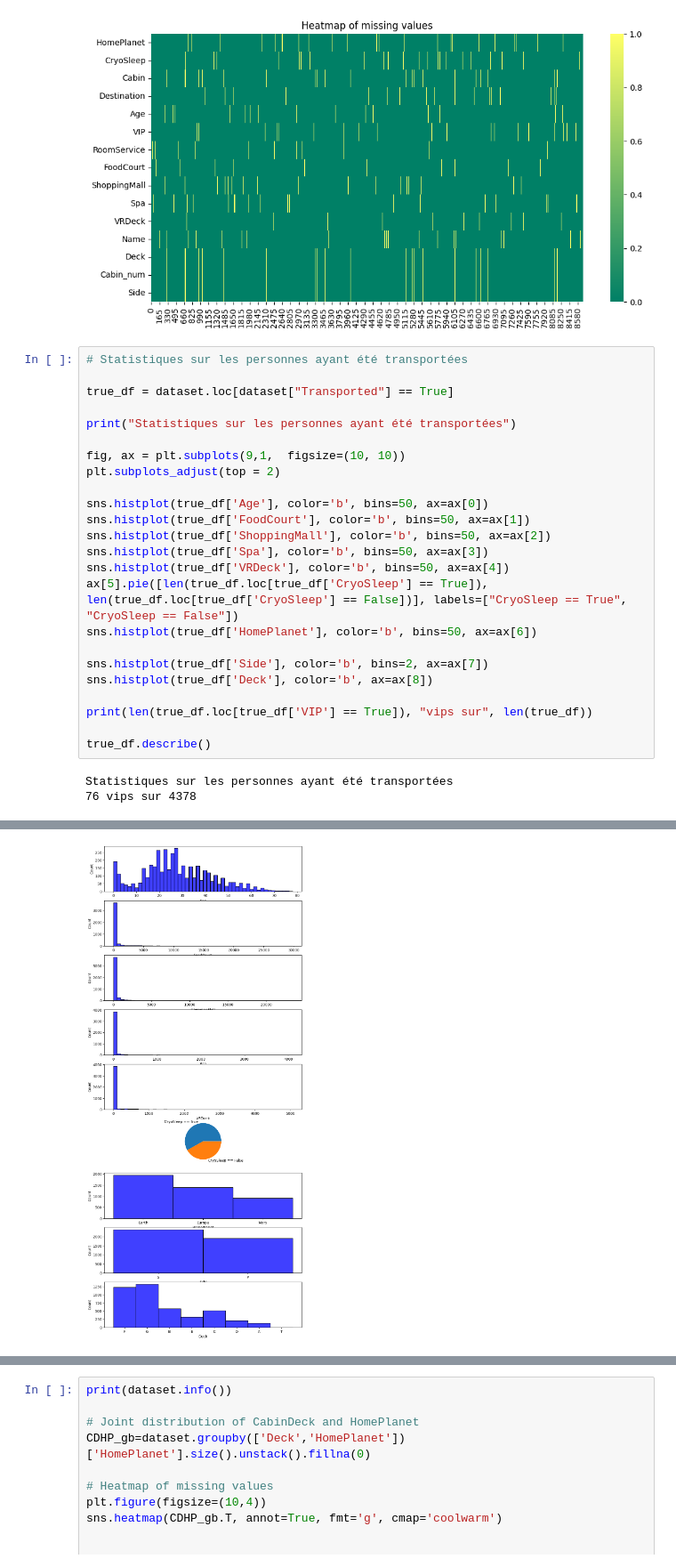
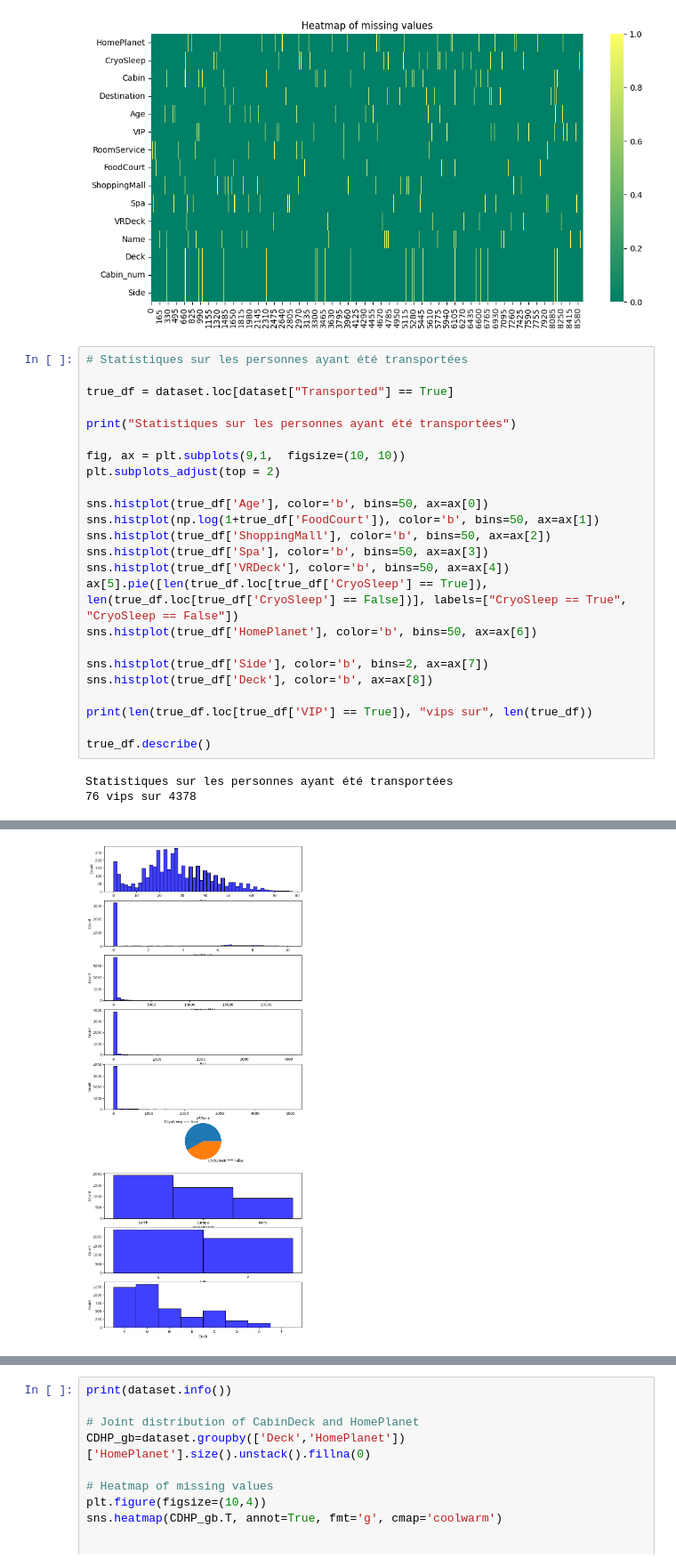
Before and after one commit to YoshiLeLama/projet-ml, a Jupyter notebook: data_analysis.ipynb, the cells around one changed output, grey strips where cells are left out. Shown at 89% size. Saved outputs shown, nothing was run; the diff lists cells and outputs as text.

```diff
--- a/data_analysis.ipynb
+++ b/data_analysis.ipynb
@@ -57,35 +57,35 @@ true_df = dataset.loc[dataset["Transported"] == True]
 print("Statistiques sur les personnes ayant été transportées")
 
 fig, ax = plt.subplots(9,1,  figsize=(10, 10))
 plt.subplots_adjust(top = 2)
 
 sns.histplot(true_df['Age'], color='b', bins=50, ax=ax[0])
-sns.histplot(true_df['FoodCourt'], color='b', bins=50, ax=ax[1])
+sns.histplot(np.log(1+true_df['FoodCourt']), color='b', bins=50, ax=ax[1])
 sns.histplot(true_df['ShoppingMall'], color='b', bins=50, ax=ax[2])
 sns.histplot(true_df['Spa'], color='b', bins=50, ax=ax[3])
 sns.histplot(true_df['VRDeck'], color='b', bins=50, ax=ax[4])
 ax[5].pie([len(true_df.loc[true_df['CryoSleep'] == True]), len(true_df.loc[true_df['CryoSleep'] == False])], labels=["CryoSleep == True", "CryoSleep == False"])
 sns.histplot(true_df['HomePlanet'], color='b', bins=50, ax=ax[6])
 
 sns.histplot(true_df['Side'], color='b', bins=2, ax=ax[7])
 sns.histplot(true_df['Deck'], color='b', ax=ax[8])
 
 print(len(true_df.loc[true_df['VIP'] == True]), "vips sur", len(true_df))
 
 true_df.describe()
 # %% [output]
 Statistiques sur les personnes ayant été transportées
 76 vips sur 4378
 |  | Age | RoomService | FoodCourt | ShoppingMall | Spa | VRDeck |
 | count | 4288.000000 | 4295.000000 | 4279.000000 | 4264.000000 | 4287.000000 | 4280.000000 |
 | mean | 27.748834 | 63.098021 | 532.691984 | 179.829972 | 61.675531 | 69.148131 |
 | std | 15.151705 | 274.812497 | 1931.306995 | 722.026714 | 262.682871 | 291.658171 |
 | min | 0.000000 | 0.000000 | 0.000000 | 0.000000 | 0.000000 | 0.000000 |
 | 25% | 18.000000 | 0.000000 | 0.000000 | 0.000000 | 0.000000 | 0.000000 |
 | 50% | 26.000000 | 0.000000 | 0.000000 | 0.000000 | 0.000000 | 0.000000 |
 | 75% | 37.000000 | 0.000000 | 0.000000 | 0.000000 | 0.000000 | 0.000000 |
 | max | 78.000000 | 3992.000000 | 29813.000000 | 23492.000000 | 4103.000000 | 5063.000000 |
-[figure, old version]
+[figure, new version]
 # %%
 # Statistiques sur les personnes n'ayant pas été transportées
 
```
Also changed, not shown: parts of 2 cells of this notebook, 1 other file.
